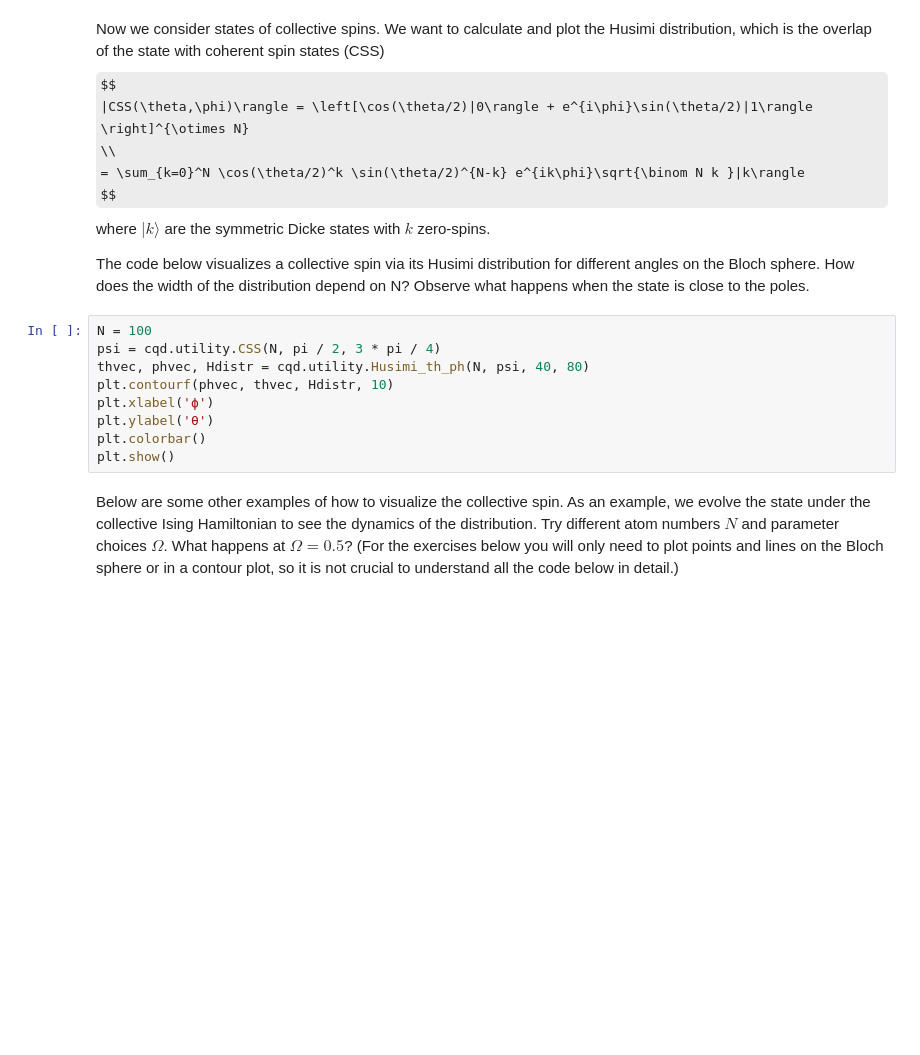
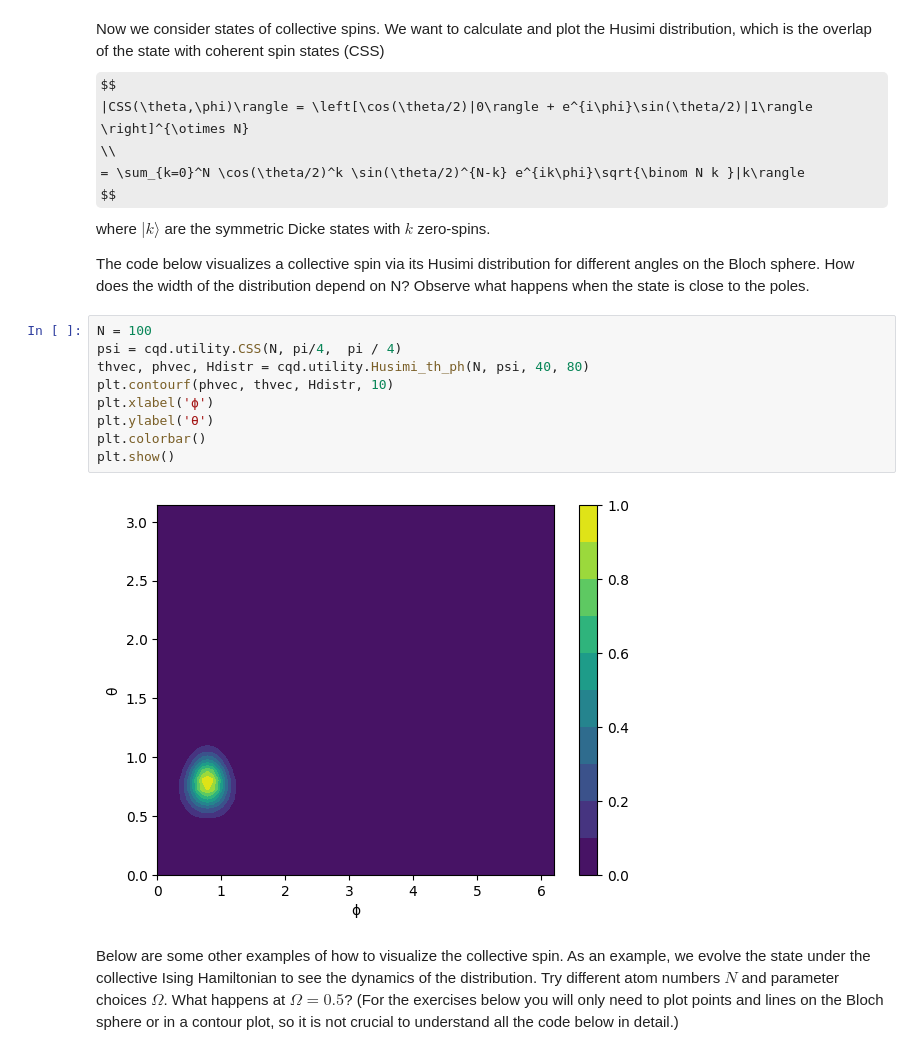
Before and after one commit to ket-PSI/CQD_SS26_solutions, a Jupyter notebook: solutions/exercise7_sol.ipynb, the cells around one changed output. Cells and saved outputs as stored; diff of their text form; some formulas as TeX source; blank space fills up the shorter version.

```diff
--- a/solutions/exercise7_sol.ipynb
+++ b/solutions/exercise7_sol.ipynb
@@ -84,13 +86,15 @@ where $|k\rangle$ are the symmetric Dicke states with $k$ zero-spins.
 The code below visualizes a collective spin via its Husimi distribution for different angles on the Bloch sphere. How does the width of the distribution depend on N? Observe what happens when the state is close to the poles.
 # %%
 N = 100
-psi = cqd.utility.CSS(N, pi / 2, 3 * pi / 4)
+psi = cqd.utility.CSS(N, pi/4,  pi / 4)
 thvec, phvec, Hdistr = cqd.utility.Husimi_th_ph(N, psi, 40, 80)
 plt.contourf(phvec, thvec, Hdistr, 10)
 plt.xlabel('ϕ')
 plt.ylabel('θ')
 plt.colorbar()
 plt.show()
+# %% [output]
+[figure, added]
 # %% [markdown]
 Below are some other examples of how to visualize the collective spin. As an example, we evolve the state under the collective Ising Hamiltonian to see the dynamics of the distribution. Try different atom numbers $N$ and parameter choices $\Omega$. What happens at $\Omega=0.5$? (For the exercises below you will only need to plot points and lines on the Bloch sphere or in a contour plot, so it is not crucial to understand all the code below in detail.)
 # %%
```
Also changed, not shown: parts of 11 cells of this notebook, 17 other files.
